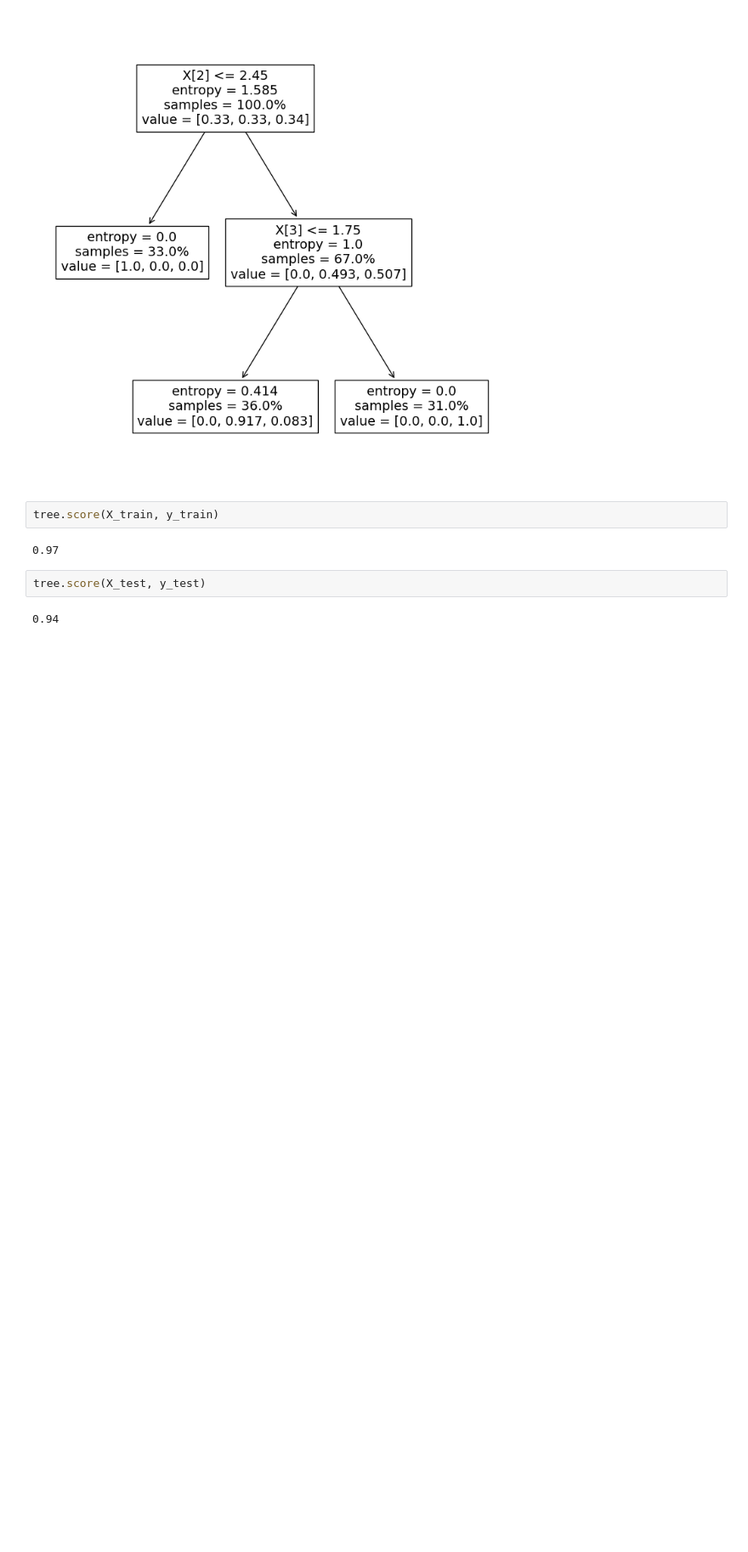
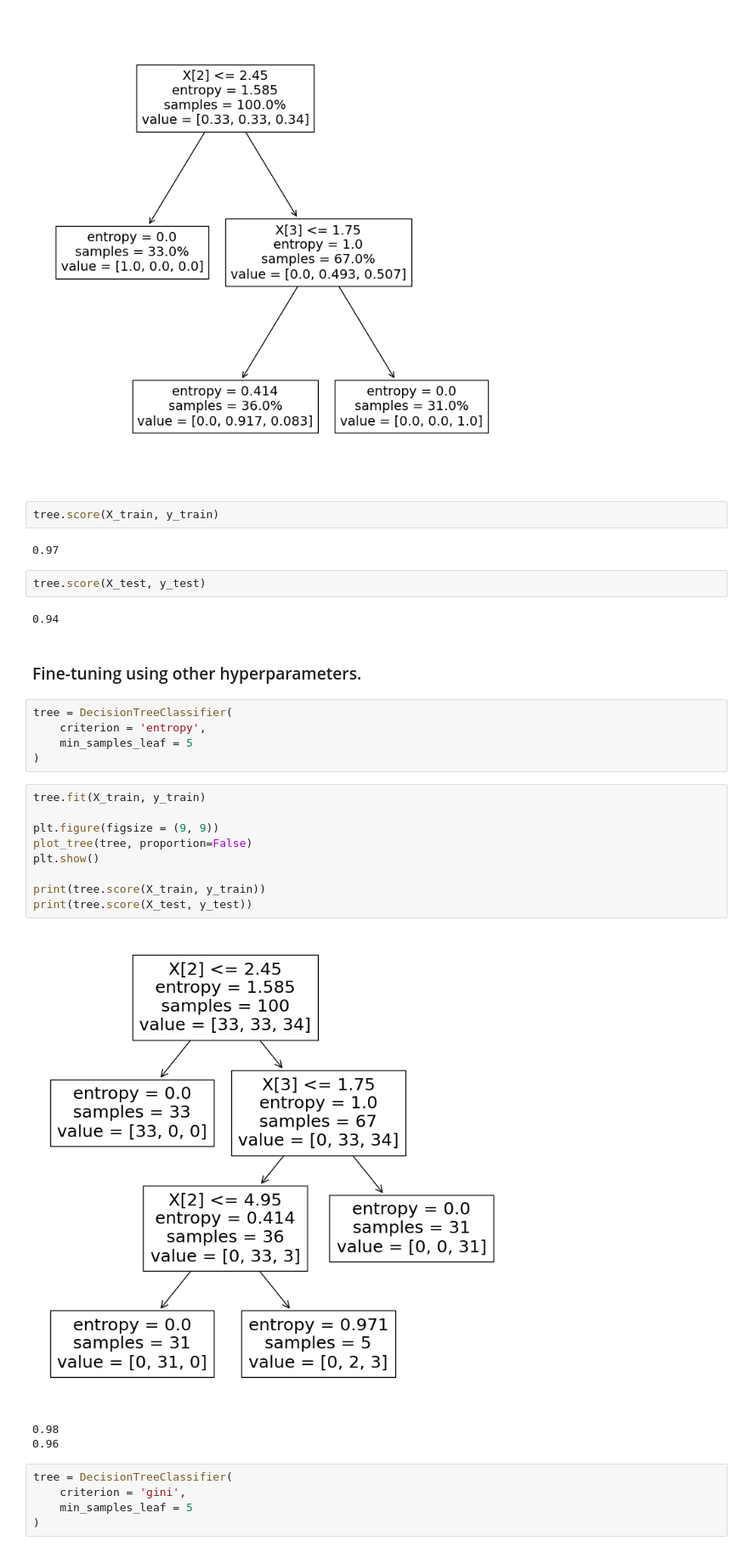
Before and after one commit to Kiril-Lazarov/Artificial-Intelligence, a Jupyter notebook: Machine Learning/Tree and Ensemble Methods/Tree and Ensemble Methods.ipynb, the cells around one changed output. Shown at 85% size. Cells and saved outputs as stored; diff of their text form; blank space fills up the shorter version.

Commit message:
Added Decision Trees with different hyperparameters

```diff
--- a/Machine Learning/Tree and Ensemble Methods/Tree and Ensemble Methods.ipynb
+++ b/Machine Learning/Tree and Ensemble Methods/Tree and Ensemble Methods.ipynb
@@ -83,3 +83,28 @@ tree.score(X_train, y_train)
 tree.score(X_test, y_test)
 # %% [output]
 0.94
+# %% [markdown]
+### Fine-tuning using other hyperparameters.
+# %%
+tree = DecisionTreeClassifier(
+    criterion = 'entropy',
+    min_samples_leaf = 5
+)
+# %%
+tree.fit(X_train, y_train)
+
+plt.figure(figsize = (9, 9))
+plot_tree(tree, proportion=False)
+plt.show()
+
+print(tree.score(X_train, y_train))
+print(tree.score(X_test, y_test))
+# %% [output]
+[figure, added]
+0.98
+0.96
+# %%
+tree = DecisionTreeClassifier(
+    criterion = 'gini',
+    min_samples_leaf = 5
+)
```
Also changed, not shown: parts of 1 cell of this notebook.
